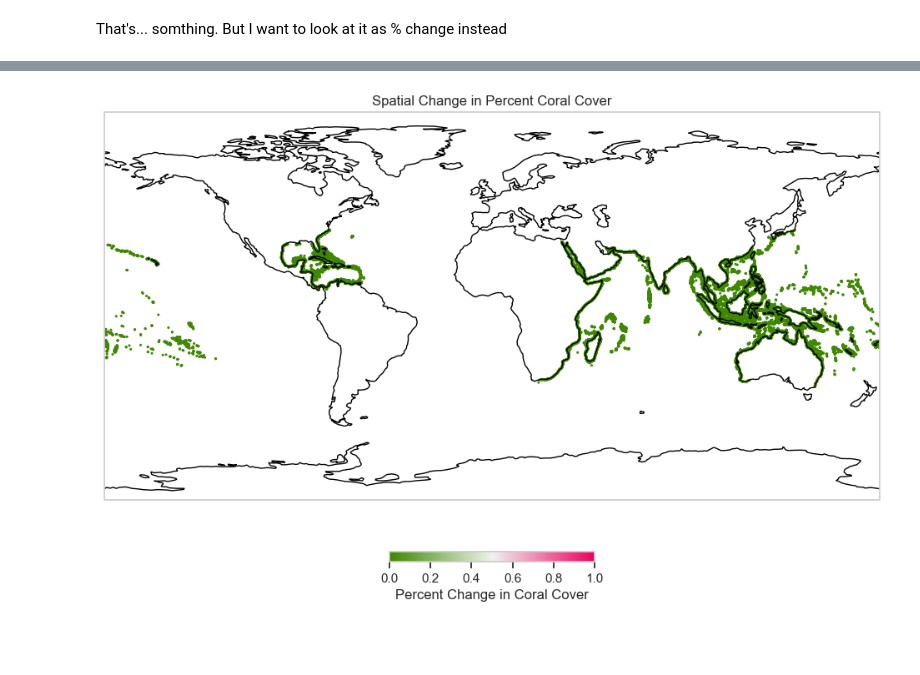
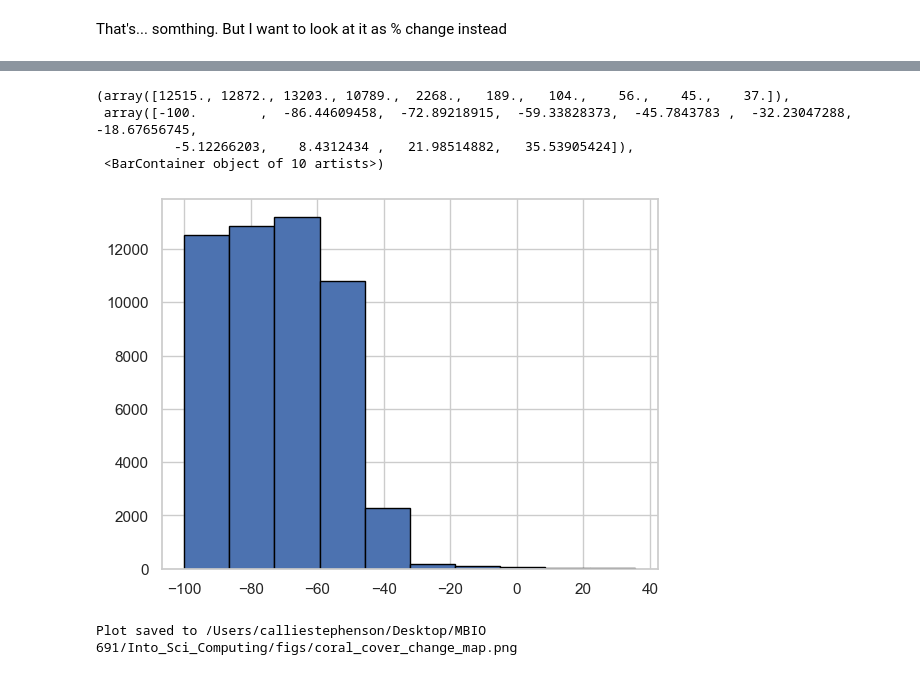
Before and after one commit to CallieStephenson/Into_Sci_Computing, a Jupyter notebook: Project.ipynb, the cells around one changed output, grey strips where cells are left out. Saved outputs shown, nothing was run; the diff lists cells and outputs as text; code cells hidden in the pictures; blank space fills up the shorter version.

```diff
--- a/Project.ipynb
+++ b/Project.ipynb
@@ -221,3 +235,17 @@ data_avg_across_models['coral_cover_change_percent'] = ((data_avg_across_models[
+# %%
+# Calculate the 98.5th percentile value
+percentile_985 = data_avg_across_models['coral_cover_change_percent'].quantile(0.985)
+
+# Filter the data to remove the top 1.5% of values
+filtered_data = data_avg_across_models[data_avg_across_models['coral_cover_change_percent'] <= percentile_985]
+# %%
+plt.hist(filtered_data['coral_cover_change_percent'], edgecolor='black')
+# %% [output]
+(array([12515., 12872., 13203., 10789.,  2268.,   189.,   104.,    56.,    45.,    37.]),
+ array([-100.        ,  -86.44609458,  -72.89218915,  -59.33828373,  -45.7843783 ,  -32.23047288,  -18.67656745,
+          -5.12266203,    8.4312434 ,   21.98514882,   35.53905424]),
+ <BarContainer object of 10 artists>)
+[figure, added]
 # %%
 # Set up the map with Cartopy using PlateCarree projection (good for lat/lon)
 plt.figure(figsize=(12, 8))
@@ -225,28 +253,25 @@ ax = plt.axes(projection=ccrs.PlateCarree())
 ax.coastlines()  # Add coastline outlines
 ax.set_global()  # Show the entire world view
 
-# Set the diverging color palette with dark red, light, and light blue
-mypallette = sns.diverging_palette(-6000, 1, s=100, l=50, as_cmap=True)  # Set palette from dark red to light blue
-
 # Normalize with respect to zero-centered values
 norm = plt.Normalize(vmin=-100,
-                     vmax=6000)
+                     vmax=100)
 
 # Plot the data points, coloring by coral_cover_change_percent
 scatter = sns.scatterplot(
     x='longitude', y='latitude',
     hue='coral_cover_change_percent',
-    palette=mypallette,
+    palette='vlag_r',  # Diverging palette centered at 0
     data=data_avg_across_models,
     s=5,  # size of points
     marker='o',  # circular markers
     edgecolor='none',  # Remove the marker borders because it made everything black
-    legend=False  # remove sns colorbar because it sux
+    legend=False,  # remove sns colorbar because it sux
+    hue_norm=norm
 )
 
-
 # Create the colorbar
-sm = plt.cm.ScalarMappable(cmap=mypallette)
+sm = plt.cm.ScalarMappable(cmap='vlag_r', norm=norm)
 sm.set_array([])  # This is a dummy array for the colorbar
 
 # Add colorbar with label
@@ -254,8 +279,17 @@ cbar = plt.colorbar(sm, ax=ax, orientation='horizontal', fraction=0.02, pad=0.1)
 cbar.set_label("Percent Change in Coral Cover")
 
 # Set labels and title
-plt.title("Spatial Change in Percent Coral Cover")
+plt.title("Spatial Change in Coral Cover")
 
-plt.show()
+# Define the path to the output folder
+output_folder = "/Users/calliestephenson/Desktop/MBIO 691/Into_Sci_Computing/figs"
+os.makedirs(output_folder, exist_ok=True)  # Create the folder if it doesn't exist
+
+# Save the plot as a PNG file
+output_path = os.path.join(output_folder, "coral_cover_change_map.png")
+plt.savefig(output_path, format='png', dpi=300, bbox_inches='tight')  # Save with high resolution
+plt.close()  # Close the figure to free up memory
+
+print(f"Plot saved to {output_path}")
 # %% [output]
-[figure, removed]
+Plot saved to /Users/calliestephenson/Desktop/MBIO 691/Into_Sci_Computing/figs/coral_cover_change_map.png
```
Also changed, not shown: parts of 4 cells of this notebook, 1 other file.
